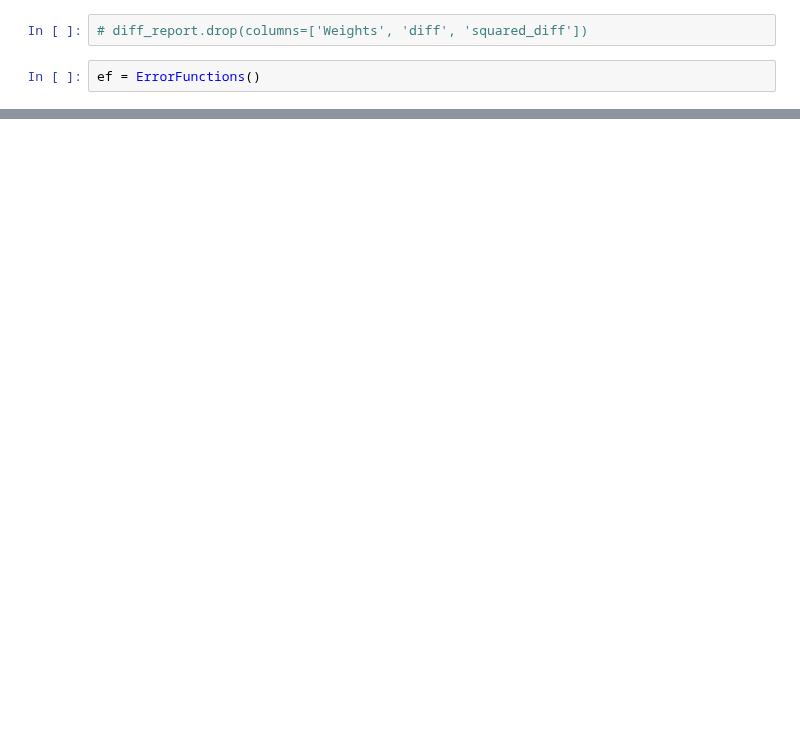
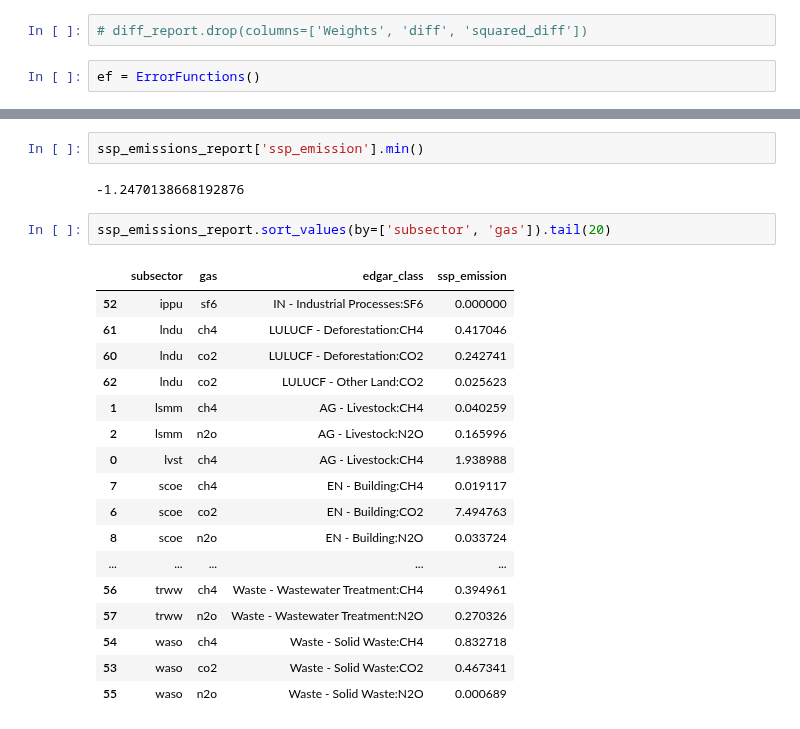
Before and after one commit to sisepuede-framework/ssp_data_calibration, a Jupyter notebook: src/eda.ipynb, the cells around one changed output, grey strips where cells are left out. Drawn from its saved outputs; the diff is of its cells as text; blank space fills up the shorter version.

```diff
--- a/src/eda.ipynb
+++ b/src/eda.ipynb
@@ -164,0 +213,24 @@ AttributeError: 'ErrorFunctions' object has no attribute 'weighted_mse'
+# %%
+ssp_emissions_report['ssp_emission'].min()
+# %% [output]
+-1.2470138668192876
+# %%
+ssp_emissions_report.sort_values(by=['subsector', 'gas']).tail(20)
+# %% [output]
+|  | subsector | gas | edgar_class | ssp_emission |
+| 52 | ippu | sf6 | IN - Industrial Processes:SF6 | 0.000000 |
+| 61 | lndu | ch4 | LULUCF - Deforestation:CH4 | 0.417046 |
+| 60 | lndu | co2 | LULUCF - Deforestation:CO2 | 0.242741 |
+| 62 | lndu | co2 | LULUCF - Other Land:CO2 | 0.025623 |
+| 1 | lsmm | ch4 | AG - Livestock:CH4 | 0.040259 |
+| 2 | lsmm | n2o | AG - Livestock:N2O | 0.165996 |
+| 0 | lvst | ch4 | AG - Livestock:CH4 | 1.938988 |
+| 7 | scoe | ch4 | EN - Building:CH4 | 0.019117 |
+| 6 | scoe | co2 | EN - Building:CO2 | 7.494763 |
+| 8 | scoe | n2o | EN - Building:N2O | 0.033724 |
+| ... | ... | ... | ... | ... |
+| 56 | trww | ch4 | Waste - Wastewater Treatment:CH4 | 0.394961 |
+| 57 | trww | n2o | Waste - Wastewater Treatment:N2O | 0.270326 |
+| 54 | waso | ch4 | Waste - Solid Waste:CH4 | 0.832718 |
+| 53 | waso | co2 | Waste - Solid Waste:CO2 | 0.467341 |
+| 55 | waso | n2o | Waste - Solid Waste:N2O | 0.000689 |
```
Also changed, not shown: parts of 18 cells of this notebook, 3 other files.
